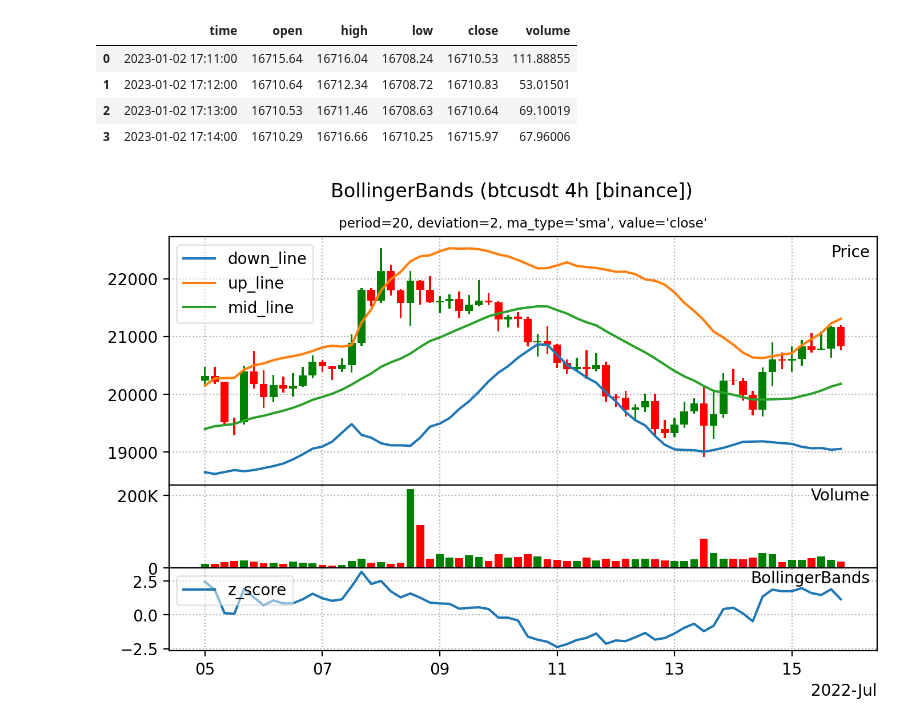
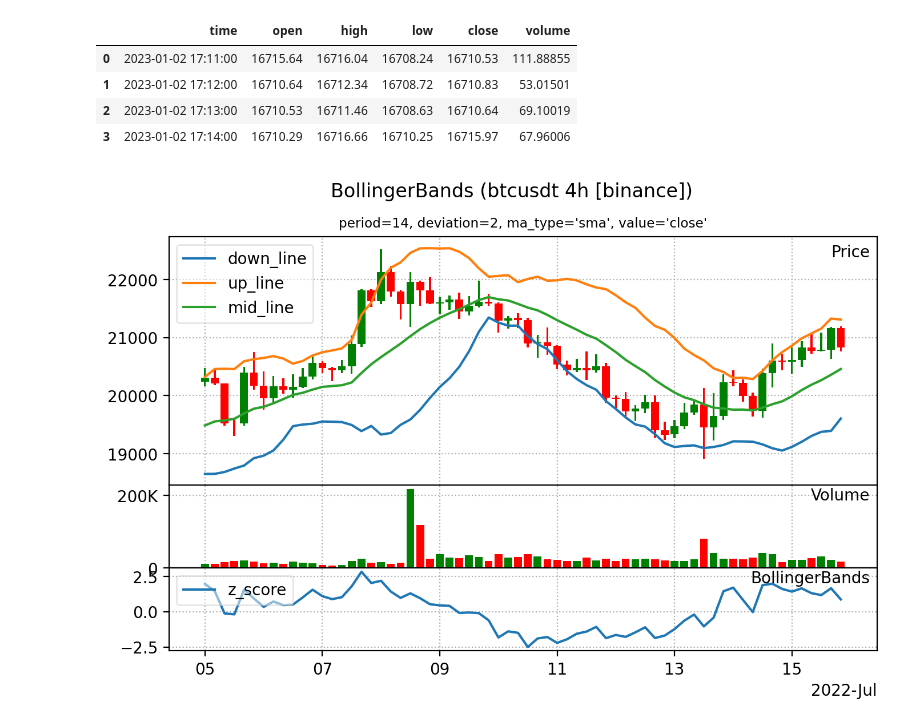
Before and after one commit to hal9000cc/live_trading_indicators, a Jupyter notebook: examples.ipynb, the cells around one changed output. Saved outputs shown, nothing was run; the diff lists cells and outputs as text; code cells hidden in the pictures.

```diff
--- a/examples.ipynb
+++ b/examples.ipynb
@@ -92,7 +92,7 @@ Now is 2023-01-02 17:14:30.855116 UTC
 | 3 | 2023-01-02 17:14:00 | 16710.29 | 16716.66 | 16710.25 | 16715.97 | 67.96006 |
 # %%
 indicators = lti.Indicators('binance', '2022-07-01', '2022-07-15')
-bb = indicators.BollingerBands('btcusdt', '4h', '2022-07-05', '2022-07-15')
+bb = indicators.BollingerBands('btcusdt', '4h', '2022-07-05', '2022-07-15', period=14)
 bb.show()
 # %% [output]
-[figure, old version]
+[figure, new version]
```
Also changed, not shown: 1 other file.
